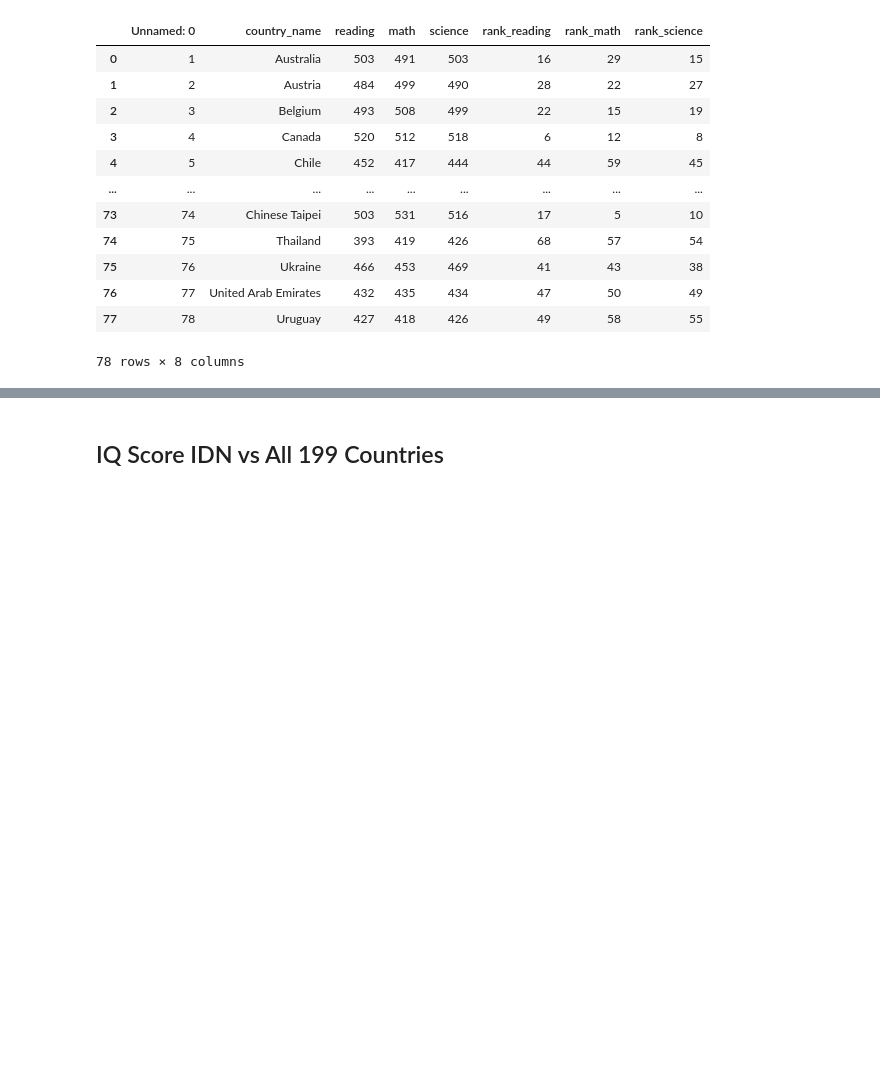
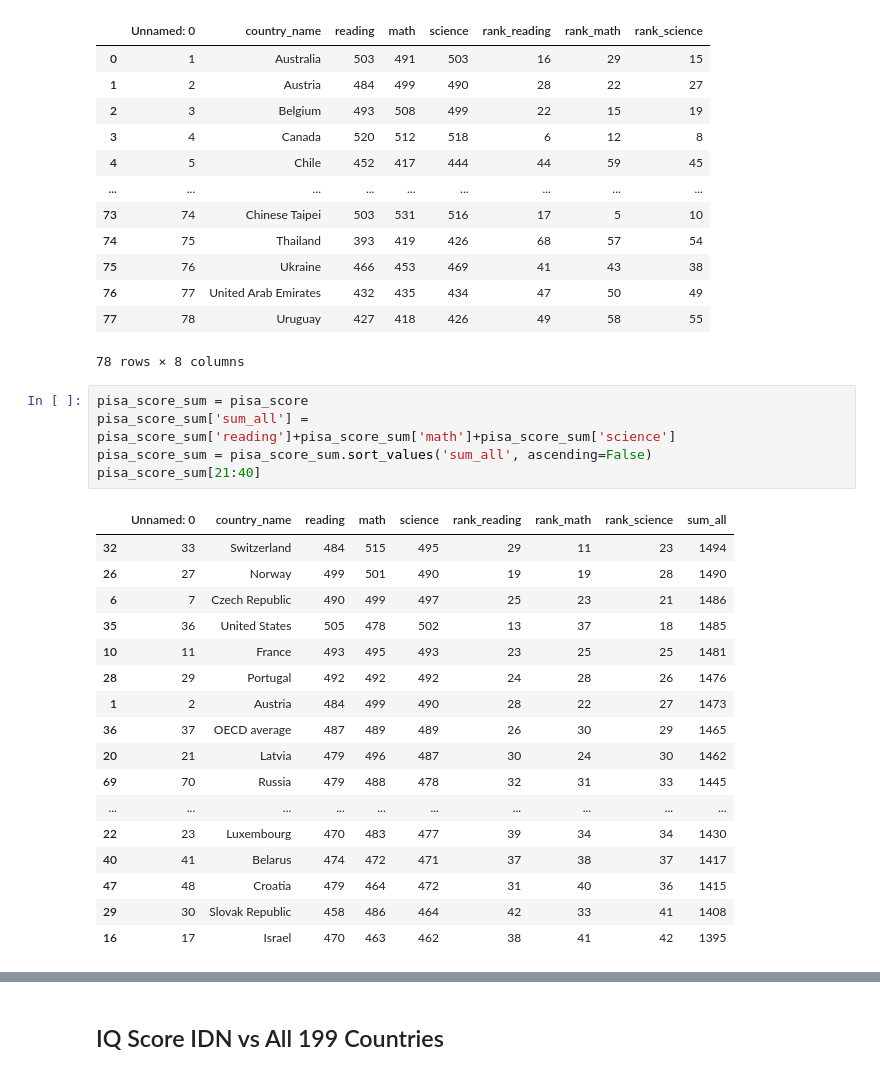
Before and after one commit to nurkhamidah/Education_Dashboard, a Jupyter notebook: object.ipynb, the cells around one changed output, grey strips where cells are left out. Drawn from its saved outputs; the diff is of its cells as text; blank space fills up the shorter version.

```diff
--- a/object.ipynb
+++ b/object.ipynb
@@ -20,3 +30,26 @@ pisa_score
 | 76 | 77 | United Arab Emirates | 432 | 435 | 434 | 47 | 50 | 49 |
 | 77 | 78 | Uruguay | 427 | 418 | 426 | 49 | 58 | 55 |
 78 rows × 8 columns
+# %%
+pisa_score_sum = pisa_score
+pisa_score_sum['sum_all'] = pisa_score_sum['reading']+pisa_score_sum['math']+pisa_score_sum['science']
+pisa_score_sum = pisa_score_sum.sort_values('sum_all', ascending=False)
+pisa_score_sum[21:40]
+# %% [output]
+|  | Unnamed: 0 | country_name | reading | math | science | rank_reading | rank_math | rank_science | sum_all |
+| 32 | 33 | Switzerland | 484 | 515 | 495 | 29 | 11 | 23 | 1494 |
+| 26 | 27 | Norway | 499 | 501 | 490 | 19 | 19 | 28 | 1490 |
+| 6 | 7 | Czech Republic | 490 | 499 | 497 | 25 | 23 | 21 | 1486 |
+| 35 | 36 | United States | 505 | 478 | 502 | 13 | 37 | 18 | 1485 |
+| 10 | 11 | France | 493 | 495 | 493 | 23 | 25 | 25 | 1481 |
+| 28 | 29 | Portugal | 492 | 492 | 492 | 24 | 28 | 26 | 1476 |
+| 1 | 2 | Austria | 484 | 499 | 490 | 28 | 22 | 27 | 1473 |
+| 36 | 37 | OECD average | 487 | 489 | 489 | 26 | 30 | 29 | 1465 |
+| 20 | 21 | Latvia | 479 | 496 | 487 | 30 | 24 | 30 | 1462 |
+| 69 | 70 | Russia | 479 | 488 | 478 | 32 | 31 | 33 | 1445 |
+| ... | ... | ... | ... | ... | ... | ... | ... | ... | ... |
+| 22 | 23 | Luxembourg | 470 | 483 | 477 | 39 | 34 | 34 | 1430 |
+| 40 | 41 | Belarus | 474 | 472 | 471 | 37 | 38 | 37 | 1417 |
+| 47 | 48 | Croatia | 479 | 464 | 472 | 31 | 40 | 36 | 1415 |
+| 29 | 30 | Slovak Republic | 458 | 486 | 464 | 42 | 33 | 41 | 1408 |
+| 16 | 17 | Israel | 470 | 463 | 462 | 38 | 41 | 42 | 1395 |
```
Also changed, not shown: parts of 11 cells of this notebook, 1 other file.
